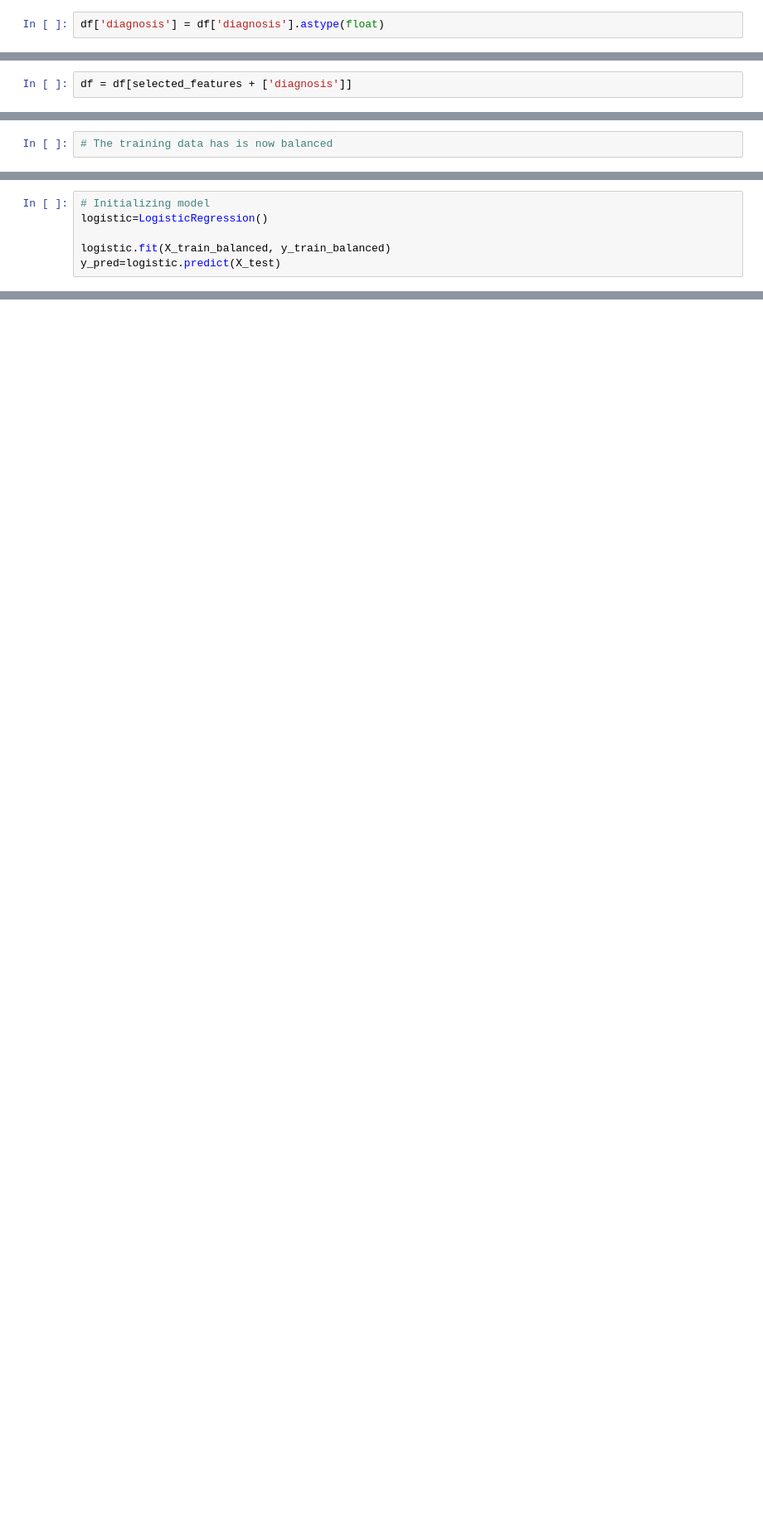
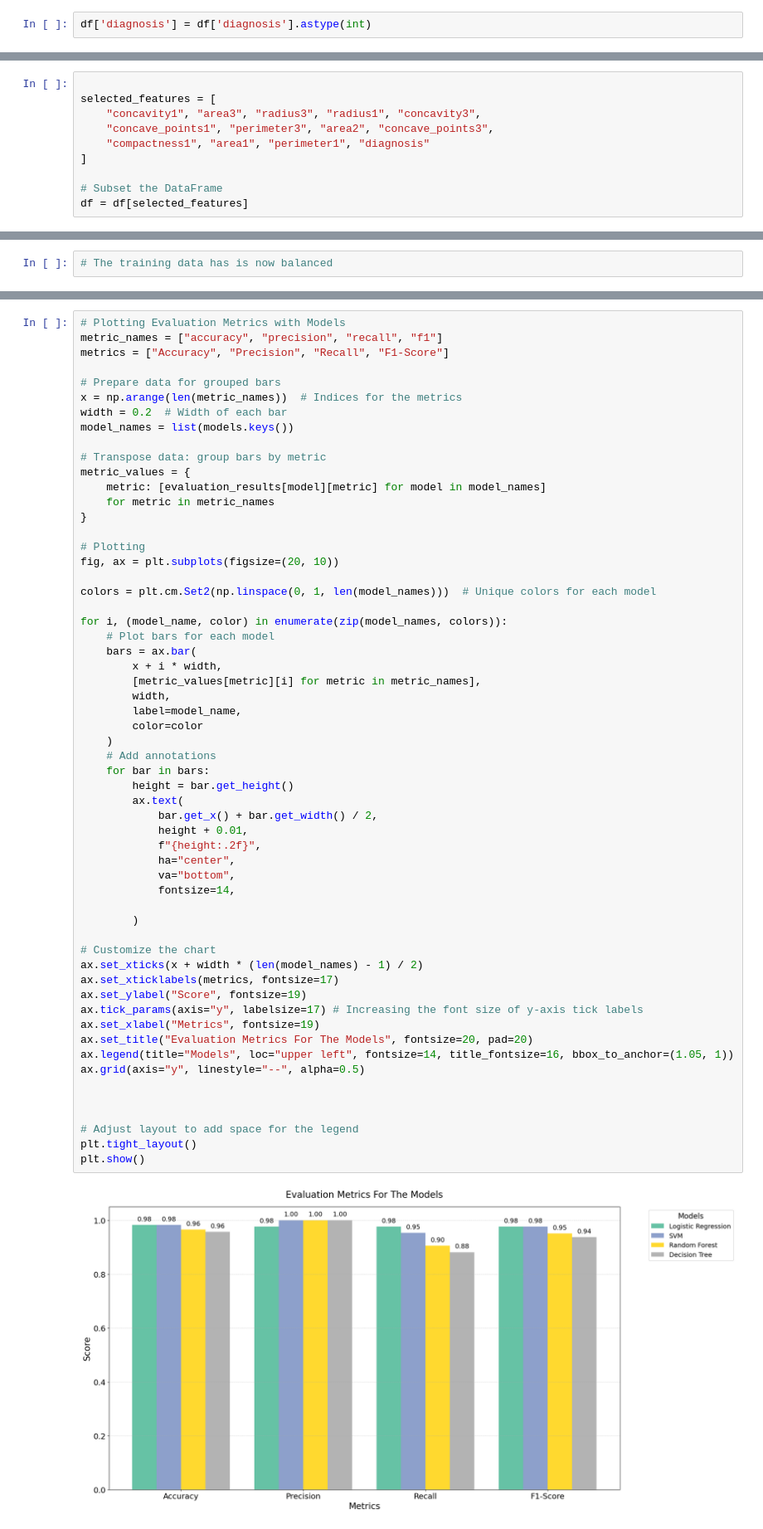
Before and after one commit to Niklauzi/Breast-Cancer-Wisconsin-Diagnostic, a Jupyter notebook: Breast Cancer Wisconsin Diagnostic.ipynb, the cells around one changed output, grey strips where cells are left out. Shown at 83% size. Saved outputs shown, nothing was run; the diff lists cells and outputs as text; blank space fills up the shorter version.

Commit message:
model evaluation visualization

```diff
--- a/Breast Cancer Wisconsin Diagnostic.ipynb
+++ b/Breast Cancer Wisconsin Diagnostic.ipynb
@@ -237,7 +245,7 @@ df['diagnosis'].value_counts()
 1    212
 Name: diagnosis, dtype: int64
 # %%
-df['diagnosis'] = df['diagnosis'].astype(float)
+df['diagnosis'] = df['diagnosis'].astype(int)
 # %% [markdown]
 # FEATURE SELECTION
 # %%
@@ -310,2 +304,0 @@ selected_features = list(high_importance_features & high_mi_features)
-# %%
-df = df[selected_features + ['diagnosis']]
@@ -345,3 +309,13 @@ high_mi_features
+# %%
+
+selected_features = [
+    "concavity1", "area3", "radius3", "radius1", "concavity3",
+    "concave_points1", "perimeter3", "area2", "concave_points3",
+    "compactness1", "area1", "perimeter1", "diagnosis"
+]
+
+# Subset the DataFrame
+df = df[selected_features]
 # %%
 df.head()
 # %% [output]
@@ -441,6 +414,0 @@ Name: diagnosis, dtype: int64
-# %%
-# Initializing model
-logistic=LogisticRegression()
-
-logistic.fit(X_train_balanced, y_train_balanced)
-y_pred=logistic.predict(X_test)
@@ -675,0 +446,60 @@ plt.show()
+# %%
+# Plotting Evaluation Metrics with Models
+metric_names = ["accuracy", "precision", "recall", "f1"]
+metrics = ["Accuracy", "Precision", "Recall", "F1-Score"]
+
+# Prepare data for grouped bars
+x = np.arange(len(metric_names))  # Indices for the metrics
+width = 0.2  # Width of each bar
+model_names = list(models.keys())
+
+# Transpose data: group bars by metric
+metric_values = {
+    metric: [evaluation_results[model][metric] for model in model_names]
+    for metric in metric_names
+}
+
+# Plotting
+fig, ax = plt.subplots(figsize=(20, 10))
+
+colors = plt.cm.Set2(np.linspace(0, 1, len(model_names)))  # Unique colors for each model
+
+for i, (model_name, color) in enumerate(zip(model_names, colors)):
+    # Plot bars for each model
+    bars = ax.bar(
+        x + i * width,
+        [metric_values[metric][i] for metric in metric_names],
+        width,
+        label=model_name,
+        color=color
+    )
+    # Add annotations
+    for bar in bars:
+        height = bar.get_height()
+        ax.text(
+            bar.get_x() + bar.get_width() / 2,
+            height + 0.01,
+            f"{height:.2f}",
+            ha="center",
+            va="bottom",
+            fontsize=14,
+
+        )
+
+# Customize the chart
+ax.set_xticks(x + width * (len(model_names) - 1) / 2)
+ax.set_xticklabels(metrics, fontsize=17)
+ax.set_ylabel("Score", fontsize=19)
+ax.tick_params(axis="y", labelsize=17) # Increasing the font size of y-axis tick labels
+ax.set_xlabel("Metrics", fontsize=19)
+ax.set_title("Evaluation Metrics For The Models", fontsize=20, pad=20)
+ax.legend(title="Models", loc="upper left", fontsize=14, title_fontsize=16, bbox_to_anchor=(1.05, 1))
+ax.grid(axis="y", linestyle="--", alpha=0.5)
+
+
+
+# Adjust layout to add space for the legend
+plt.tight_layout()
+plt.show()
+# %% [output]
+[figure, added]
```
Also changed, not shown: parts of 25 cells of this notebook.
